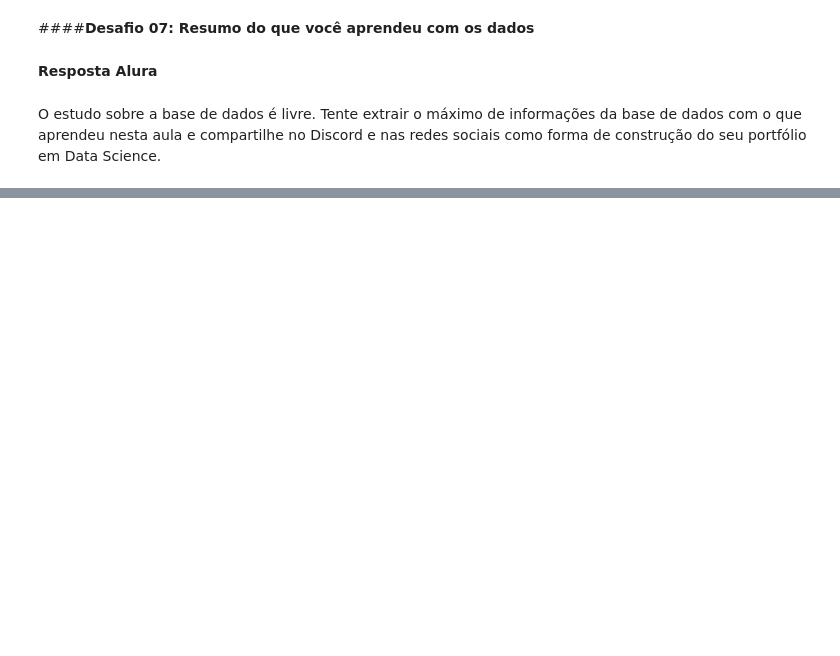
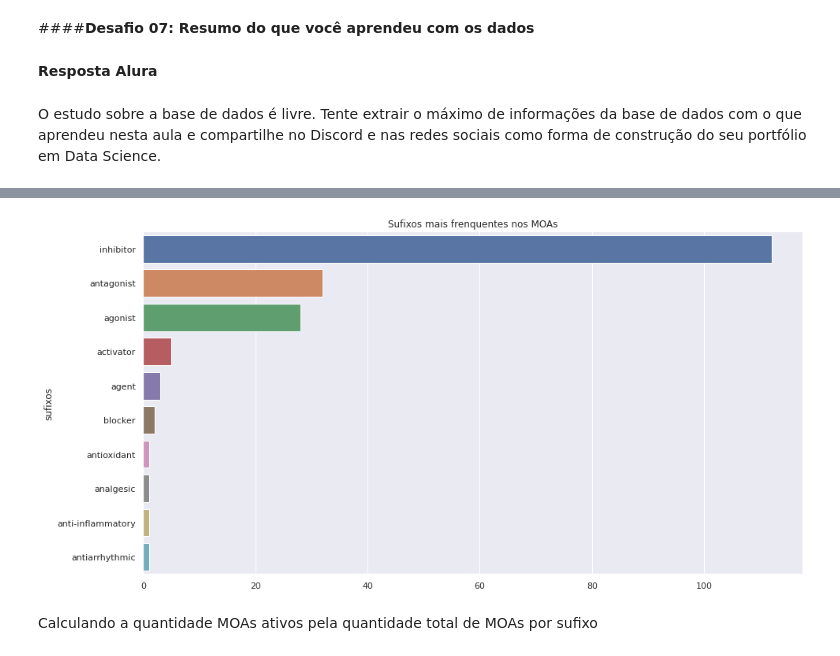
Before and after one commit to weltonrosa/Curso_Alura_ImersaoDados, a Jupyter notebook: Imersão_Dados.ipynb, the cells around one changed output, grey strips where cells are left out. Drawn from its saved outputs; the diff is of its cells as text; code cells hidden in the pictures; blank space fills up the shorter version.

```diff
--- a/Imersão_Dados.ipynb
+++ b/Imersão_Dados.ipynb
@@ -1584,0 +1921,13 @@ O estudo sobre a base de dados é livre. Tente extrair o máximo de informaçõe
+# %%
+contagem_total_por_sufixo = contagem_moa.groupby('sufixos').count()['Contagem'].sort_values(ascending=False)
+# %%
+fig, ax = plt.subplots(1,1,figsize=(15,8))
+sns.barplot(y=contagem_total_por_sufixo.index[:10],
+            x=contagem_total_por_sufixo.values[:10], ax=ax, orient='h')
+ax.set_title("Sufixos mais frenquentes nos MOAs")
+
+plt.show()
+# %% [output]
+[figure, added]
+# %% [markdown]
+Calculando a quantidade MOAs ativos pela quantidade total de MOAs por sufixo
```
Also changed, not shown: parts of 166 cells of this notebook.
